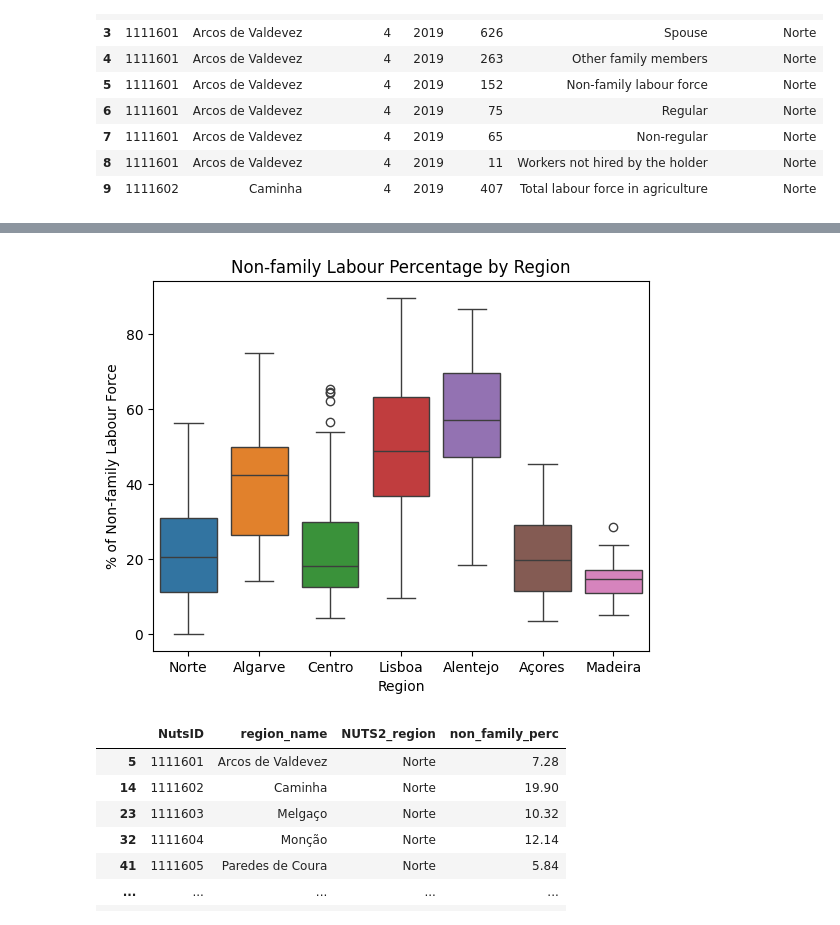
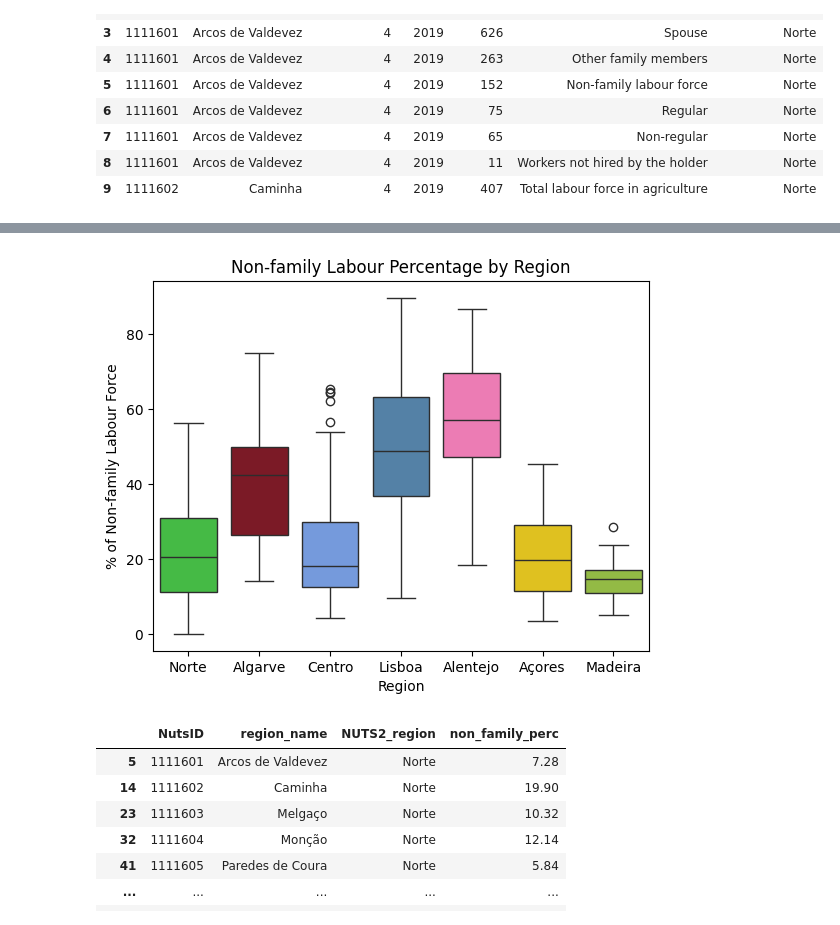
Before and after one commit to domwelsh/avcad_final, a Jupyter notebook: Codes/dom_PCA_NUTS4.ipynb, the cells around one changed output, grey strips where cells are left out. Drawn from its saved outputs; the diff is of its cells as text; code cells hidden in the pictures.

```diff
--- a/Codes/dom_PCA_NUTS4.ipynb
+++ b/Codes/dom_PCA_NUTS4.ipynb
@@ -464,16 +465,17 @@ lab_no_totals.head(30)
 # %%
 sns.boxplot(
     data=lab_nonfam,
     x="NUTS2_region",
     y="lab_level_perc",
-    hue="NUTS2_region"
+    hue="NUTS2_region",
+    palette=region_colors
 )
 plt.title('Non-family Labour Percentage by Region')
 plt.xlabel('Region')
 plt.ylabel('% of Non-family Labour Force')
 plt.show()
 # %% [output]
-[figure, old version]
+[figure, new version]
 # %%
 lab_split_perc = lab_nonfam.loc[:, ['NutsID', 'region_name', 'NUTS2_region', 'lab_level_perc']]
 lab_split_perc.rename(columns={'lab_level_perc': 'non_family_perc'}, inplace=True)
```
Also changed, not shown: parts of 17 cells of this notebook, 2 other files.
